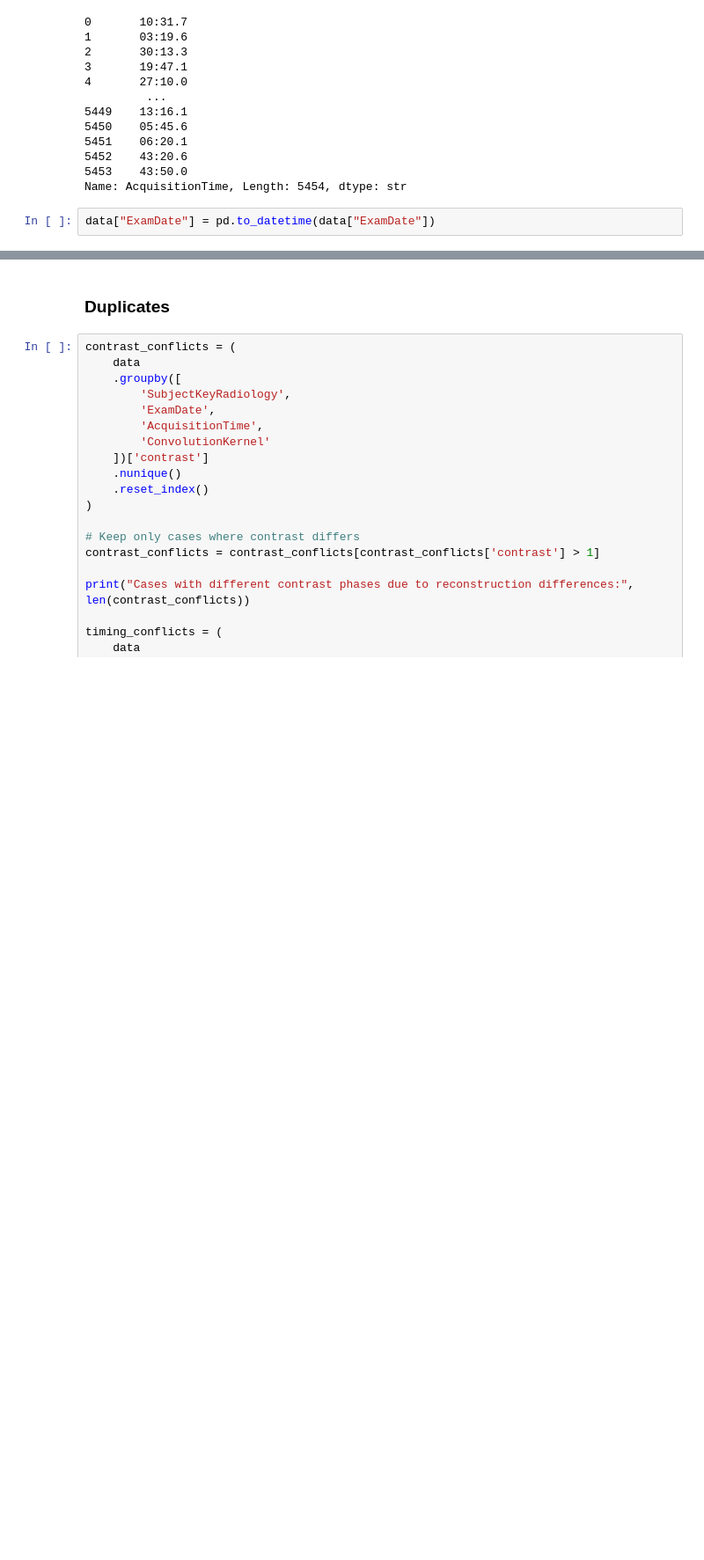
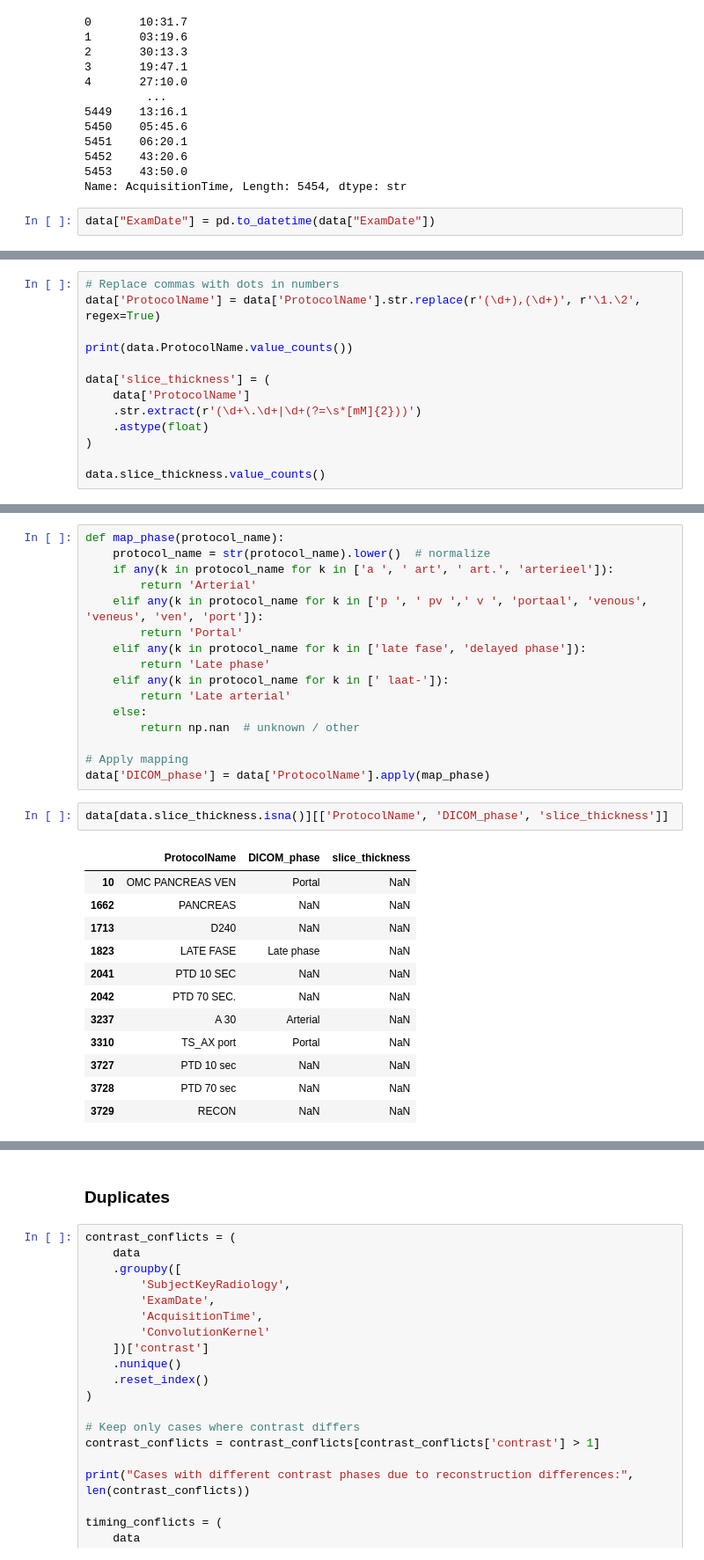
Before and after one commit to ljestaciocerquin/contrast_phase, a Jupyter notebook: data_load.ipynb, the cells around one changed output, grey strips where cells are left out. Shown at 88% size. Drawn from its saved outputs; the diff is of its cells as text; blank space fills up the shorter version.

Commit message:
Added the DICOM phase label, slice thickness and other reformatting

```diff
--- a/data_load.ipynb
+++ b/data_load.ipynb
@@ -75,0 +174,13 @@ data["ExamDate"] = pd.to_datetime(data["ExamDate"])
+# %%
+# Replace commas with dots in numbers
+data['ProtocolName'] = data['ProtocolName'].str.replace(r'(\d+),(\d+)', r'\1.\2', regex=True)
+
+print(data.ProtocolName.value_counts())
+
+data['slice_thickness'] = (
+    data['ProtocolName']
+    .str.extract(r'(\d+\.\d+|\d+(?=\s*[mM]{2}))')
+    .astype(float)
+)
+
+data.slice_thickness.value_counts()
@@ -75,0 +223,31 @@ data["ExamDate"] = pd.to_datetime(data["ExamDate"])
+# %%
+def map_phase(protocol_name):
+    protocol_name = str(protocol_name).lower()  # normalize
+    if any(k in protocol_name for k in ['a ', ' art', ' art.', 'arterieel']):
+        return 'Arterial'
+    elif any(k in protocol_name for k in ['p ', ' pv ',' v ', 'portaal', 'venous', 'veneus', 'ven', 'port']):
+        return 'Portal'
+    elif any(k in protocol_name for k in ['late fase', 'delayed phase']):
+        return 'Late phase'
+    elif any(k in protocol_name for k in [' laat-']):
+        return 'Late arterial'
+    else:
+        return np.nan  # unknown / other
+
+# Apply mapping
+data['DICOM_phase'] = data['ProtocolName'].apply(map_phase)
+# %%
+data[data.slice_thickness.isna()][['ProtocolName', 'DICOM_phase', 'slice_thickness']]
+# %% [output]
+|  | ProtocolName | DICOM_phase | slice_thickness |
+| 10 | OMC PANCREAS VEN | Portal | NaN |
+| 1662 | PANCREAS | NaN | NaN |
+| 1713 | D240 | NaN | NaN |
+| 1823 | LATE FASE | Late phase | NaN |
+| 2041 | PTD 10 SEC | NaN | NaN |
+| 2042 | PTD 70 SEC. | NaN | NaN |
+| 3237 | A 30 | Arterial | NaN |
+| 3310 | TS_AX port | Portal | NaN |
+| 3727 | PTD 10 sec | NaN | NaN |
+| 3728 | PTD 70 sec | NaN | NaN |
+| 3729 | RECON | NaN | NaN |
```
Also changed, not shown: parts of 12 cells of this notebook.
